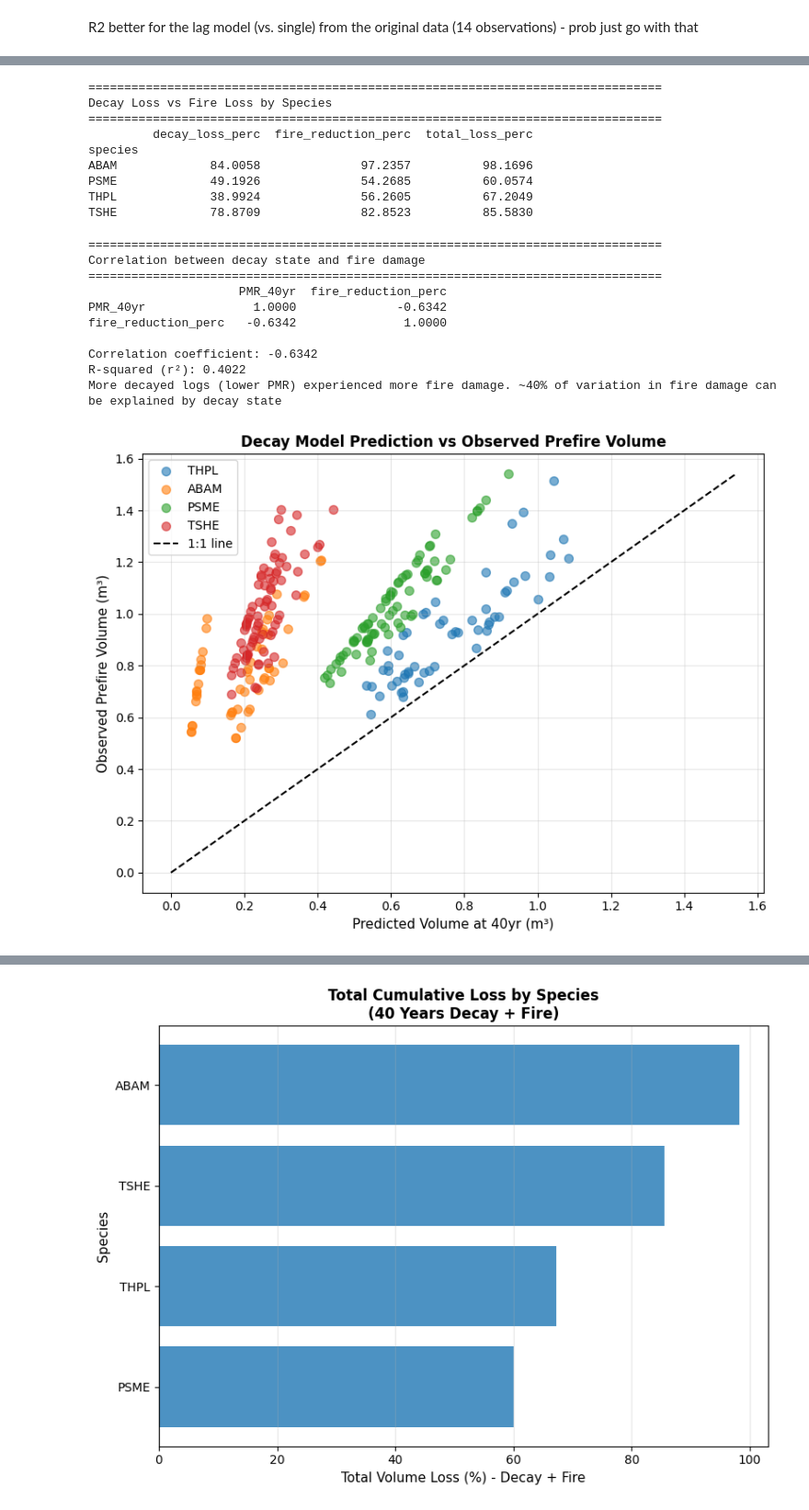
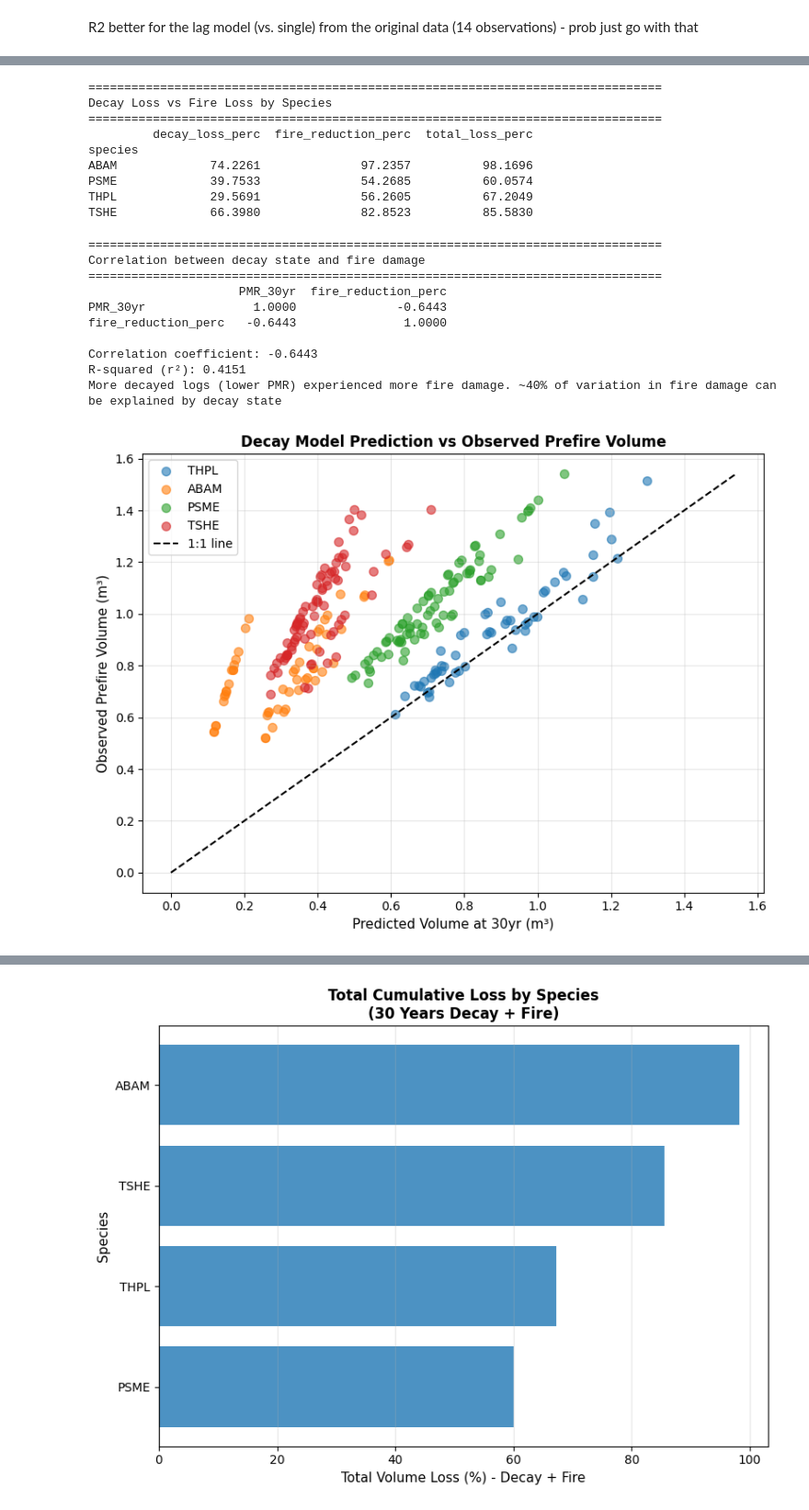
Before and after one commit to hayleypc/OR-Lookout_Fire, a Jupyter notebook: log_decomp_decay_modeling.ipynb, the cells around one changed output, grey strips where cells are left out. Shown at 92% size. Saved outputs shown, nothing was run; the diff lists cells and outputs as text; code cells hidden in the pictures.

```diff
--- a/log_decomp_decay_modeling.ipynb
+++ b/log_decomp_decay_modeling.ipynb
@@ -376,12 +376,12 @@ width = 0.15
 
 for i, species in enumerate(species_list):
     species_data = filtered_df[filtered_df['LOG_SPECIES'] == species].sort_values('SITE')
-    pmr_values = species_data['PMR_40yr'].values
+    pmr_values = species_data['PMR_30yr'].values
     ax.bar(x + i*width, pmr_values, width, label=species)
 
 ax.set_xlabel('Site', fontsize=12)
-ax.set_ylabel('PMR at 40 Years', fontsize=12)
-ax.set_title('PMR at 40 Years by Site and Species (LAG Model, Whole Log)', fontsize=14)
+ax.set_ylabel('PMR at 30 Years', fontsize=12)
+ax.set_title('PMR at 30 Years by Site and Species (LAG Model, Whole Log)', fontsize=14)
 ax.set_xticks(x + width * (len(species_list)-1)/2)
 ax.set_xticklabels(sites)
 ax.legend(title='Species')
@@ -399,16 +399,16 @@ decay_site = df[(df['SITE'].isin(['1', '2', '3', '4', '5', '6'])) &
                  (df['SUBTYPE'] == 'X') &
                  (df['EQN_FORM'] == 'LAG')].copy()
 
-# Calculate PMR at 40 years
-t = 40
-decay_site['PMR_40yr'] = 1 - (1 - np.exp(-decay_site['DECAY_RATE'] * t))**decay_site['LAG']
+# Calculate PMR at 30 years
+t = 30
+decay_site['PMR_30yr'] = 1 - (1 - np.exp(-decay_site['DECAY_RATE'] * t))**decay_site['LAG']
 
 # Create a merge key
 decay_site['site'] = decay_site['SITE'].astype(int)
 decay_site['species'] = decay_site['LOG_SPECIES']
 
 # Merge with volume data
-merged = vol.merge(decay_site[['site', 'species', 'PMR_40yr', 'DECAY_RATE', 'LAG']],
+merged = vol.merge(decay_site[['site', 'species', 'PMR_30yr', 'DECAY_RATE', 'LAG']],
                    on=['site', 'species'],
                    how='left')
 
@@ -416,6 +416,6 @@ print("Merged dataset columns:")
 print(merged.columns.tolist())
 print("\nFirst few rows:")
 print(merged[['site', 'log_id', 'species', 'vol_init_m3', 'prefire_vol_m3',
-              'fire_reduction_perc', 'PMR_40yr']].head(10))
+              'fire_reduction_perc', 'PMR_30yr']].head(10))
 # %% [output]
 Merged dataset columns:
@@ -438,7 +438,7 @@ First few rows:
 # %%
 # Does the decay model predict prefire volume?
-merged['predicted_vol_40yr'] = merged['vol_init_m3'] * merged['PMR_40yr']
-merged['prediction_error'] = merged['prefire_vol_m3'] - merged['predicted_vol_40yr']
+merged['predicted_vol_30yr'] = merged['vol_init_m3'] * merged['PMR_30yr']
+merged['prediction_error'] = merged['prefire_vol_m3'] - merged['predicted_vol_30yr']
 merged['prediction_error_perc'] = (merged['prediction_error'] / merged['vol_init_m3']) * 100
 
 print("\n" + "="*80)
@@ -450,9 +450,9 @@ for species in sorted(merged['species'].dropna().unique()):
     print(f"\n{'='*80}")
     print(f"SPECIES: {species}")
     print('='*80)
-    species_data = merged[merged['species'] == species][['vol_init_m3', 'predicted_vol_40yr',
+    species_data = merged[merged['species'] == species][['vol_init_m3', 'predicted_vol_30yr',
                                                           'prefire_vol_m3', 'prediction_error',
-                                                          'prediction_error_perc', 'PMR_40yr']]
+                                                          'prediction_error_perc', 'PMR_30yr']]
     print(species_data.describe())
     print(f"\nNumber of logs: {len(species_data)}")
 
@@ -461,9 +461,9 @@ for species in sorted(merged['species'].dropna().unique()):
 print("\n" + "="*80)
 print("SIMPLIFIED SUMMARY: Mean Values by Species")
 print("="*80)
-simple_summary = merged.groupby('species')[['vol_init_m3', 'predicted_vol_40yr',
+simple_summary = merged.groupby('species')[['vol_init_m3', 'predicted_vol_30yr',
                                              'prefire_vol_m3', 'prediction_error',
-                                             'PMR_40yr']].mean()
+                                             'PMR_30yr']].mean()
 simple_summary['n_logs'] = merged.groupby('species').size()
 pd.options.display.float_format = '{:.4f}'.format
 print(simple_summary)
@@ -584,6 +584,6 @@ plt.show()
 # %%
 # Decay loss vs Fire loss
-merged['decay_loss_perc'] = (1 - merged['PMR_40yr']) * 100
+merged['decay_loss_perc'] = (1 - merged['PMR_30yr']) * 100
 merged['total_loss_perc'] = ((merged['vol_init_m3'] - (merged['prefire_vol_m3'] - merged['fire_vol_reduction_m3']))
                               / merged['vol_init_m3']) * 100
 
@@ -598,21 +598,21 @@ Decay Loss vs Fire Loss by Species
 ================================================================================
          decay_loss_perc  fire_reduction_perc  total_loss_perc
 species
-ABAM             84.0058              97.2357          98.1696
-PSME             49.1926              54.2685          60.0574
-THPL             38.9924              56.2605          67.2049
-TSHE             78.8709              82.8523          85.5830
+ABAM             74.2261              97.2357          98.1696
+PSME             39.7533              54.2685          60.0574
+THPL             29.5691              56.2605          67.2049
+TSHE             66.3980              82.8523          85.5830
 # %%
 # Does decay state affect fire susceptibility?
 print("\n" + "="*80)
 print("Correlation between decay state and fire damage")
 print("="*80)
-correlation = merged[['PMR_40yr', 'fire_reduction_perc']].corr()
+correlation = merged[['PMR_30yr', 'fire_reduction_perc']].corr()
 print(correlation)
-print(f"\nCorrelation coefficient: {merged['PMR_40yr'].corr(merged['fire_reduction_perc']):.4f}")
+print(f"\nCorrelation coefficient: {merged['PMR_30yr'].corr(merged['fire_reduction_perc']):.4f}")
 
 # Calculate r-squared
-r = merged['PMR_40yr'].corr(merged['fire_reduction_perc'])
+r = merged['PMR_30yr'].corr(merged['fire_reduction_perc'])
 r_squared = r ** 2
 
 print(f"R-squared (r²): {r_squared:.4f}")
@@ -622,34 +622,34 @@ print("More decayed logs (lower PMR) experienced more fire damage. ~40% of varia
 ================================================================================
 Correlation between decay state and fire damage
 ================================================================================
-                     PMR_40yr  fire_reduction_perc
-PMR_40yr               1.0000              -0.6342
-fire_reduction_perc   -0.6342               1.0000
+                     PMR_30yr  fire_reduction_perc
+PMR_30yr               1.0000              -0.6443
+fire_reduction_perc   -0.6443               1.0000
 
-Correlation coefficient: -0.6342
-R-squared (r²): 0.4022
+Correlation coefficient: -0.6443
+R-squared (r²): 0.4151
 More decayed logs (lower PMR) experienced more fire damage. ~40% of variation in fire damage can be explained by decay state
 # %%
 # Predicted vs Observed prefire volume
 fig, ax = plt.subplots(figsize=(8, 6))
 
 for species in merged['species'].dropna().unique():
-    species_data = merged[merged['species'] == species].dropna(subset=['predicted_vol_40yr', 'prefire_vol_m3'])
-    ax.scatter(species_data['predicted_vol_40yr'], species_data['prefire_vol_m3'],
+    species_data = merged[merged['species'] == species].dropna(subset=['predicted_vol_30yr', 'prefire_vol_m3'])
+    ax.scatter(species_data['predicted_vol_30yr'], species_data['prefire_vol_m3'],
                 label=species, alpha=0.6, s=50)
 
 ax.plot([0, merged['prefire_vol_m3'].max()], [0, merged['prefire_vol_m3'].max()],
          'k--', label='1:1 line')
-ax.set_xlabel('Predicted Volume at 40yr (m³)', fontsize=11)
+ax.set_xlabel('Predicted Volume at 30yr (m³)', fontsize=11)
 ax.set_ylabel('Observed Prefire Volume (m³)', fontsize=11)
 ax.set_title('Decay Model Prediction vs Observed Prefire Volume', fontsize=12, fontweight='bold')
 ax.legend()
 ax.grid(True, alpha=0.3)
 
 plt.tight_layout()
 plt.show()
 # %% [output]
-[figure, old version]
+[figure, new version]
 # %%
 # Decay loss vs Fire loss by species
 fig, ax = plt.subplots(figsize=(10, 6))
```
Also changed, not shown: parts of 21 cells of this notebook.
